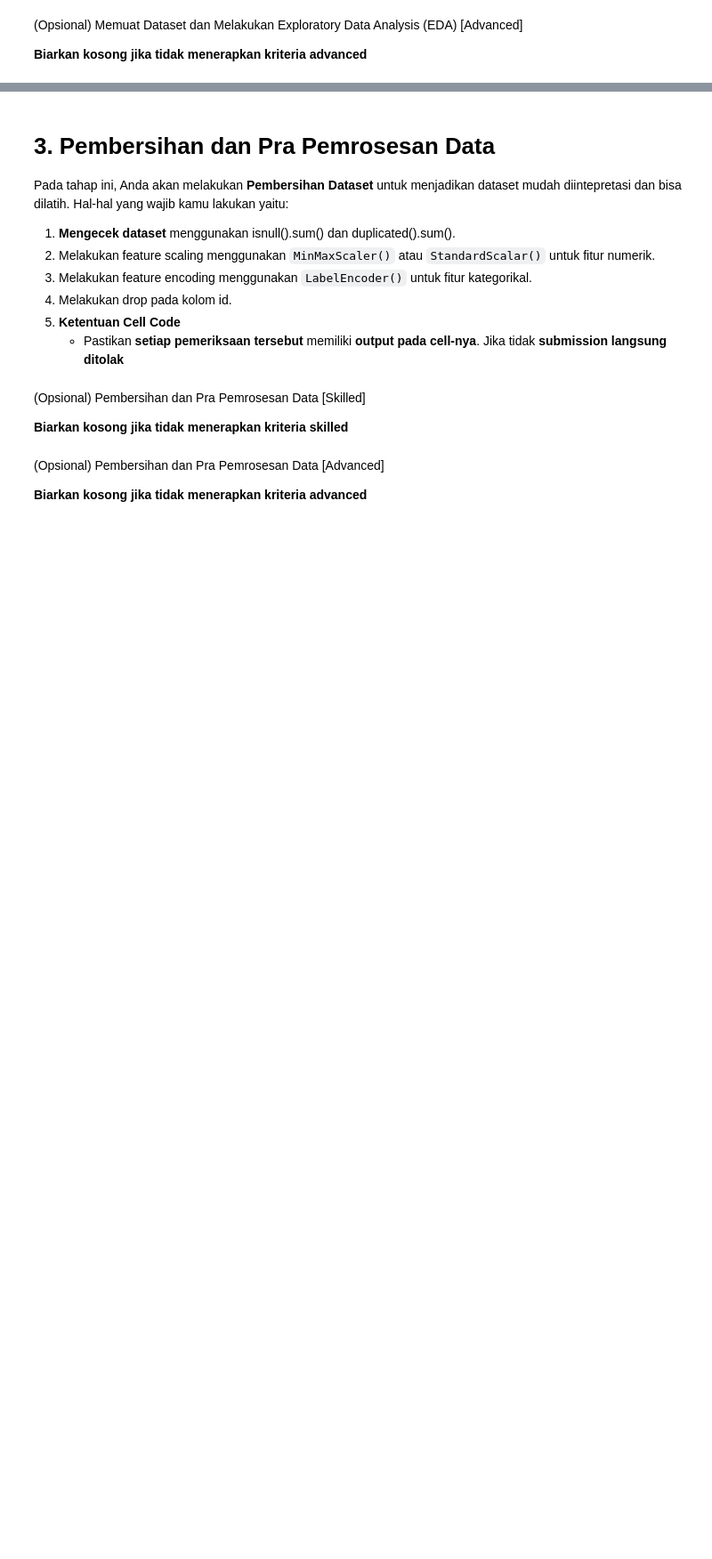
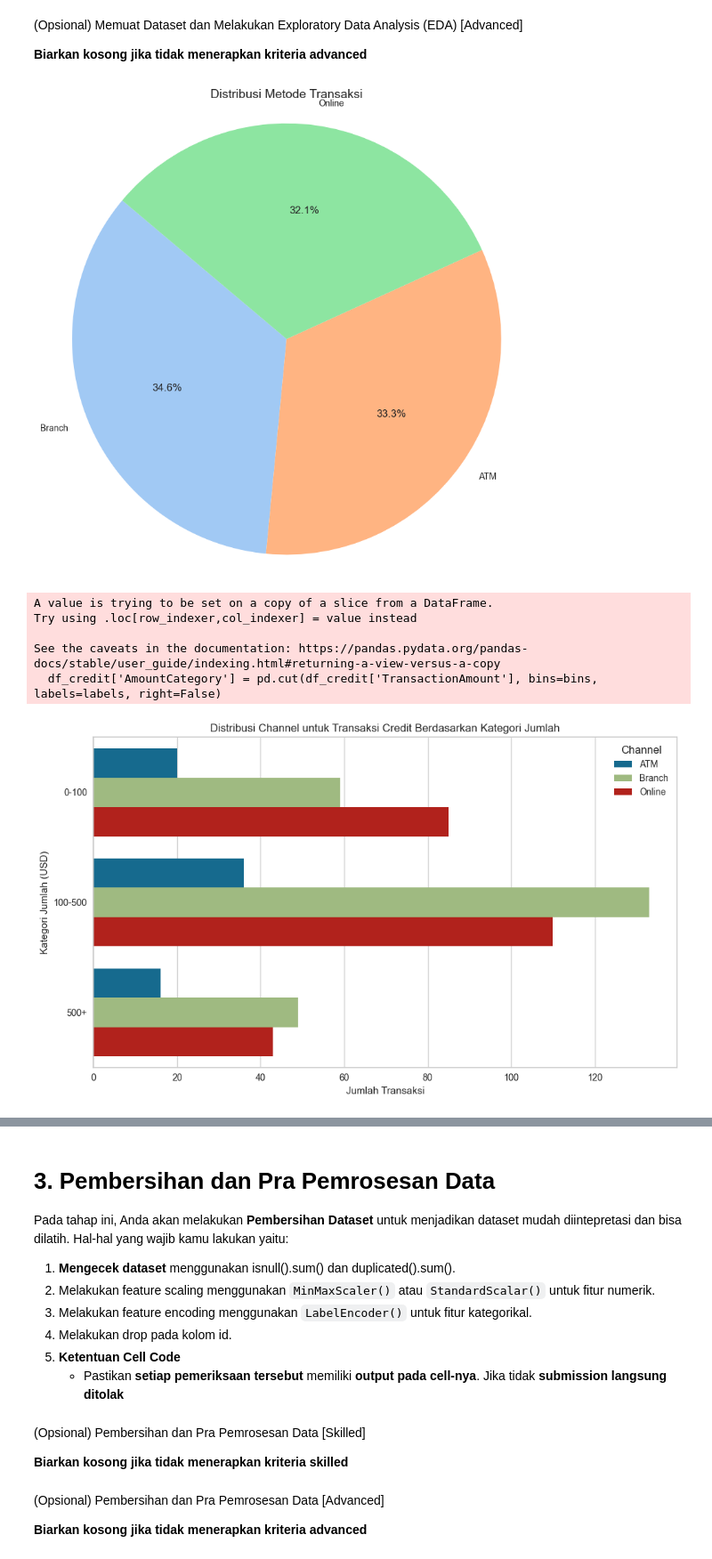
Before and after one commit to m8tyx/Proyek-ML, a Jupyter notebook: [Clustering]_Submission_Akhir_BMLP_Your_Name.ipynb, the cells around one changed output, grey strips where cells are left out. Shown at 89% size. Cells and saved outputs as stored; diff of their text form; code cells hidden in the pictures; blank space fills up the shorter version.

```diff
--- a/[Clustering]_Submission_Akhir_BMLP_Your_Name.ipynb
+++ b/[Clustering]_Submission_Akhir_BMLP_Your_Name.ipynb
@@ -90,0 +183,69 @@ Kriteria 1 akan diterima ketika Anda menggunakan fungsi yang diminta tanpa menam
+# %%
+# Visualisasi yang lebih informatif (Opsional Advanced 1)
+
+# Hitung jumlah transaksi berdasarkan channel yang digunakan
+transaction_channeltype_counts = df['Channel'].value_counts()
+# Buat pie chart
+plt.figure(figsize=(8, 8))
+plt.pie(
+    transaction_channeltype_counts,
+    labels=transaction_channeltype_counts.index,
+    autopct='%1.1f%%',
+    startangle=140,
+    colors=sns.color_palette('pastel')
+)
+
+plt.title('Distribusi Metode Transaksi', fontsize=14)
+plt.axis('equal')  # Biar pie-nya bulat
+plt.tight_layout()
+plt.show()
+
+# 1. Filter hanya transaksi Credit
+df_credit = df[df['TransactionType'].str.lower() == 'credit']
+
+# 2. Buat kategori berdasarkan jumlah transaksi
+bins = [0, 100, 500, float('inf')]
+labels = ['0-100', '100-500', '500+']
+df_credit['AmountCategory'] = pd.cut(df_credit['TransactionAmount'], bins=bins, labels=labels, right=False)
+
+# 3. Hitung jumlah transaksi berdasarkan Channel dan AmountCategory
+channel_group = df_credit.groupby(['AmountCategory', 'Channel']).size().reset_index(name='Count')
+
+# 4. Plot barplot (horizontal per kategori)
+plt.figure(figsize=(10, 6))
+sns.barplot(data=channel_group, x='Count', y='AmountCategory', hue='Channel')
+plt.title('Distribusi Channel untuk Transaksi Credit Berdasarkan Kategori Jumlah')
+plt.xlabel('Jumlah Transaksi')
+plt.ylabel('Kategori Jumlah (USD)')
+plt.legend(title='Channel')
+plt.tight_layout()
+plt.show()
+
+# 1. Filter hanya transaksi Credit
+df_debit = df[df['TransactionType'].str.lower() == 'debit']
+
+# 2. Buat kategori berdasarkan jumlah transaksi
+bins = [0, 100, 500, float('inf')]
+labels = ['0-100', '100-500', '500+']
+df_debit['AmountCategory'] = pd.cut(df_debit['TransactionAmount'], bins=bins, labels=labels, right=False)
+
+# 3. Hitung jumlah transaksi berdasarkan Channel dan AmountCategory
+channel_group = df_debit.groupby(['AmountCategory', 'Channel']).size().reset_index(name='Count')
+
+# 4. Plot barplot (horizontal per kategori)
+plt.figure(figsize=(10, 6))
+sns.barplot(data=channel_group, x='Count', y='AmountCategory', hue='Channel')
+plt.title('Distribusi Channel untuk Transaksi Debit Berdasarkan Kategori Jumlah')
+plt.xlabel('Jumlah Transaksi')
+plt.ylabel('Kategori Jumlah (USD)')
+plt.legend(title='Channel')
+plt.tight_layout()
+plt.show()
+# %% [output]
+[figure, added]
+A value is trying to be set on a copy of a slice from a DataFrame.
+Try using .loc[row_indexer,col_indexer] = value instead
+
+See the caveats in the documentation: https://pandas.pydata.org/pandas-docs/stable/user_guide/indexing.html#returning-a-view-versus-a-copy
+  df_credit['AmountCategory'] = pd.cut(df_credit['TransactionAmount'], bins=bins, labels=labels, right=False)
+[figure, added]
```
Also changed, not shown: parts of 13 cells of this notebook, 1 other file.
